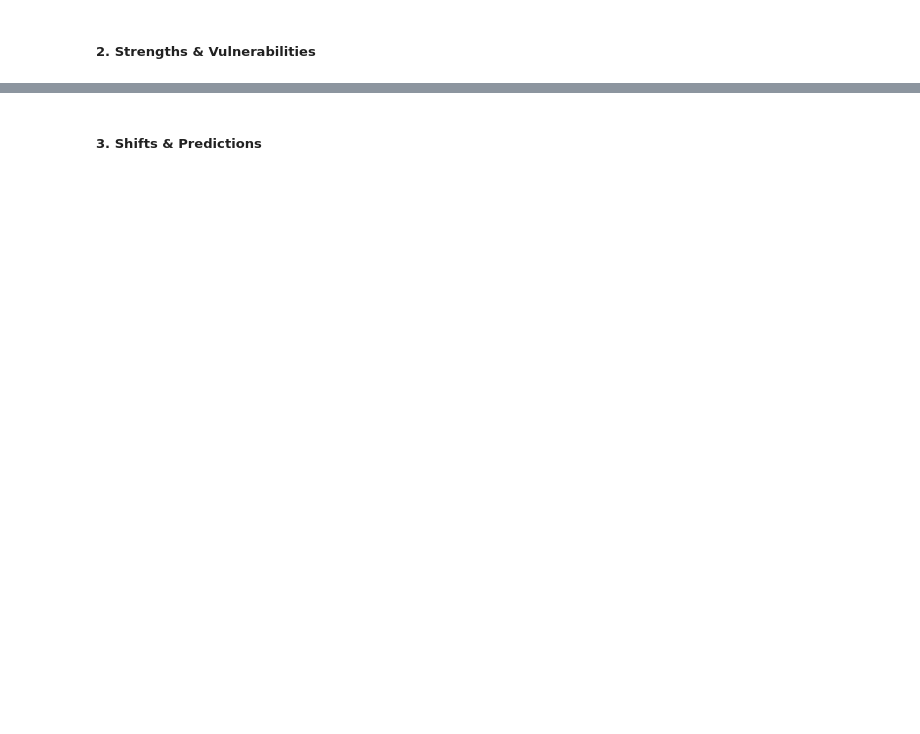
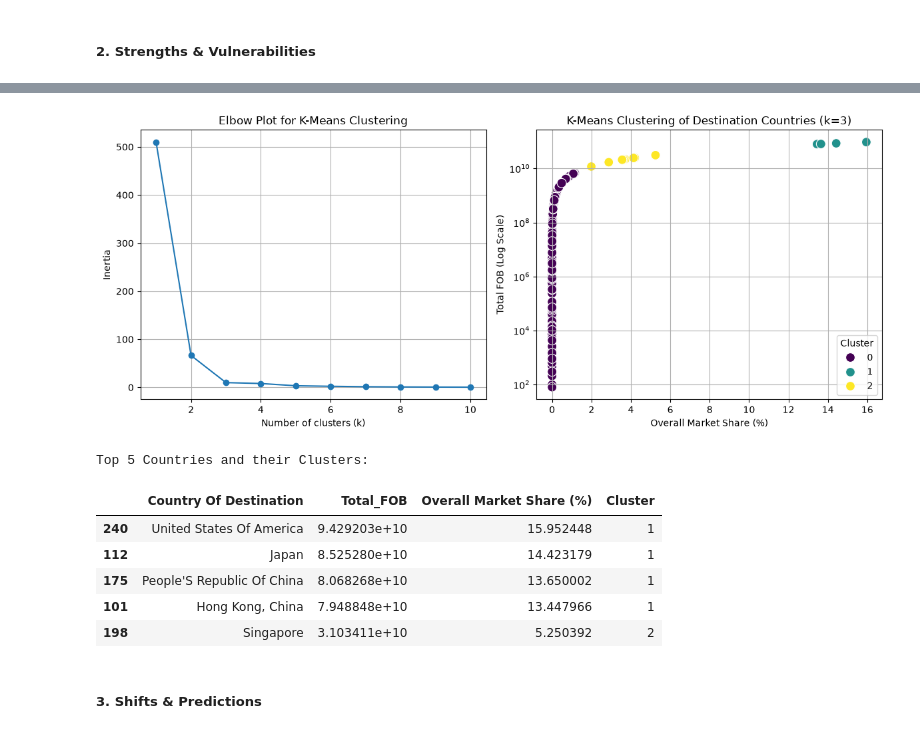
Before and after one commit to nomorepinto/DataSci1-Group9-Act2, a Jupyter notebook: FinalProject.ipynb, the cells around one changed output, grey strips where cells are left out. Drawn from its saved outputs; the diff is of its cells as text; code cells hidden in the pictures; blank space fills up the shorter version.

```diff
--- a/FinalProject.ipynb
+++ b/FinalProject.ipynb
@@ -29,2 +196,71 @@ Successfully installed contourpy-1.3.3 cycler-0.12.1 fonttools-4.63.0 joblib-1.5
+# %%
+# --- High Market Concentration: K-Means Clustering ---
+
+# Aggregate across the entire time span to cluster countries by their overall reliance
+country_agg = df.groupby('Country Of Destination').agg(
+    Total_FOB=('FOB', 'sum')
+).reset_index()
+
+total_fob_all = country_agg['Total_FOB'].sum()
+country_agg['Overall Market Share (%)'] = (country_agg['Total_FOB'] / total_fob_all) * 100
+
+# Prepare data for clustering
+X_cluster = country_agg[['Total_FOB', 'Overall Market Share (%)']].copy()
+
+# Critical: Scale the data so FOB (millions) doesn't dominate Market Share (0-100)
+scaler = StandardScaler()
+X_scaled = scaler.fit_transform(X_cluster)
+
+# 1. Elbow Plot to justify k
+inertias = []
+k_range = range(1, 11)
+for k in k_range:
+    kmeans_temp = KMeans(n_clusters=k, random_state=42, n_init='auto')
+    kmeans_temp.fit(X_scaled)
+    inertias.append(kmeans_temp.inertia_)
+
+plt.figure(figsize=(12, 5))
+plt.subplot(1, 2, 1)
+plt.plot(k_range, inertias, marker='o')
+plt.title('Elbow Plot for K-Means Clustering')
+plt.xlabel('Number of clusters (k)')
+plt.ylabel('Inertia')
+plt.grid(True)
+
+# 2. Fit final K-Means with k=3 based on assumed/justified elbow
+k_optimal = 3
+kmeans_final = KMeans(n_clusters=k_optimal, random_state=42, n_init='auto')
+country_agg['Cluster'] = kmeans_final.fit_predict(X_scaled)
+
+plt.subplot(1, 2, 2)
+sns.scatterplot(
+    data=country_agg,
+    x='Overall Market Share (%)',
+    y='Total_FOB',
+    hue='Cluster',
+    palette='viridis',
+    s=100
+)
+plt.yscale('log') # Log scale for better visibility of heavily right-skewed FOB
+plt.title(f'K-Means Clustering of Destination Countries (k={k_optimal})')
+plt.xlabel('Overall Market Share (%)')
+plt.ylabel('Total FOB (Log Scale)')
+plt.legend(title='Cluster')
+plt.grid(True)
+
+plt.tight_layout()
+plt.show()
+
+print("Top 5 Countries and their Clusters:")
+display(country_agg.sort_values(by='Total_FOB', ascending=False).head())
+# %% [output]
+[figure, added]
+Top 5 Countries and their Clusters:
+|  | Country Of Destination | Total_FOB | Overall Market Share (%) | Cluster |
+| 240 | United States Of America | 9.429203e+10 | 15.952448 | 1 |
+| 112 | Japan | 8.525280e+10 | 14.423179 | 1 |
+| 175 | People'S Republic Of China | 8.068268e+10 | 13.650002 | 1 |
+| 101 | Hong Kong, China | 7.948848e+10 | 13.447966 | 1 |
+| 198 | Singapore | 3.103411e+10 | 5.250392 | 2 |
 # %% [markdown]
 ##### 3. Shifts & Predictions
```
Also changed, not shown: parts of 5 cells of this notebook, 2 other files.
